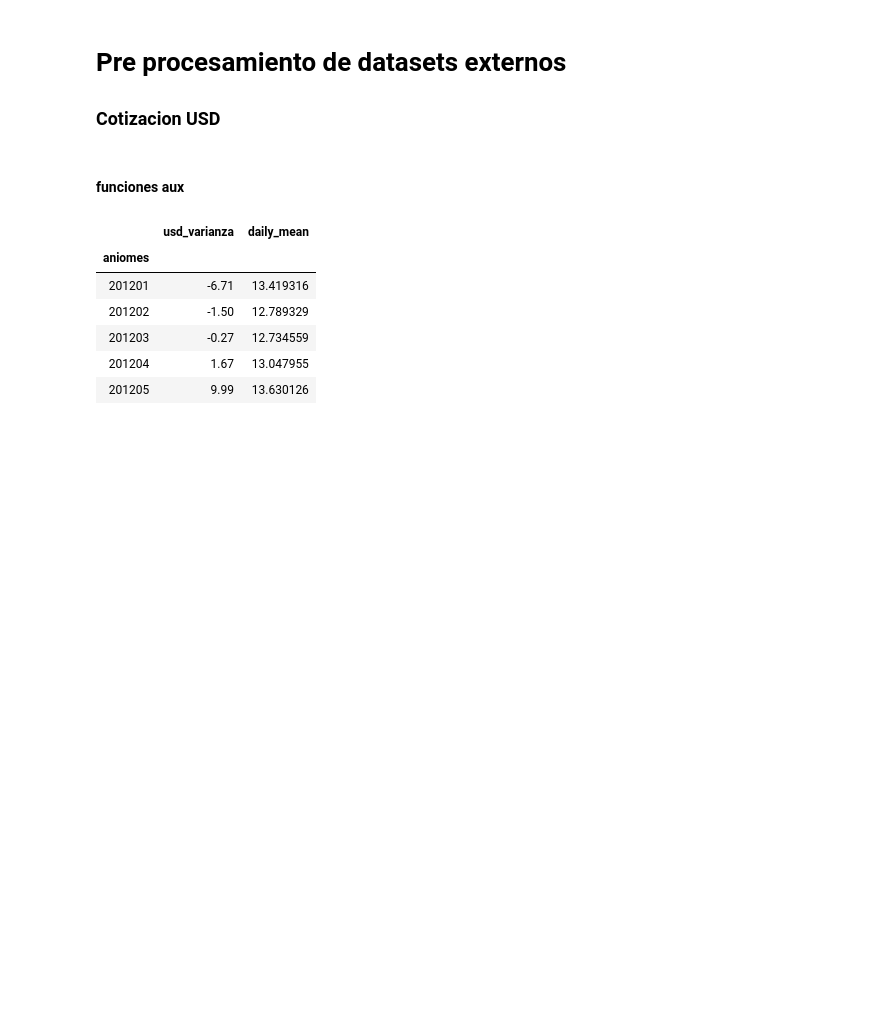
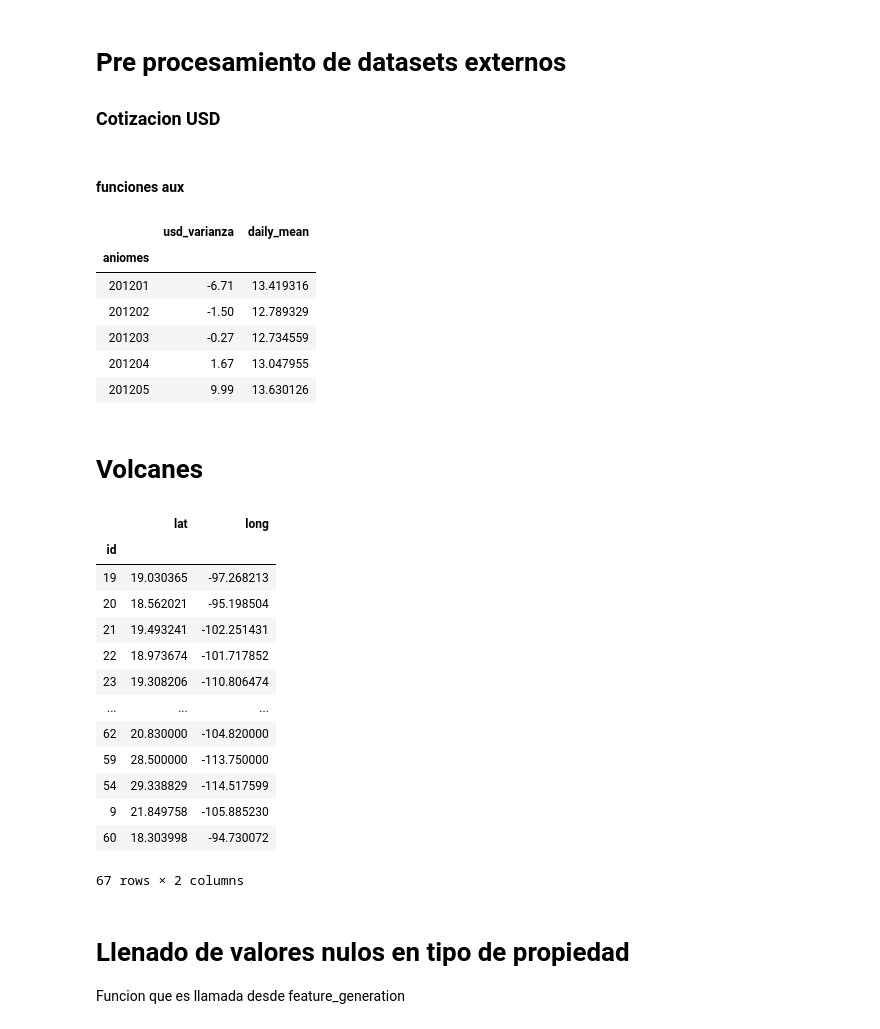
Before and after one commit to nicomatex/datos_tp2_2c2019, a Jupyter notebook: pre_processing.ipynb, the cells around one changed output. Drawn from its saved outputs; the diff is of its cells as text; code cells hidden in the pictures; blank space fills up the shorter version.

Commit message:
cambios en feature generation

```diff
--- a/pre_processing.ipynb
+++ b/pre_processing.ipynb
@@ -121,3 +119,30 @@ usd.head()
 | 201205 | 9.99 | 13.630126 |
 # %%
 usd.to_csv('data/usd_mxn_featured.csv')
+# %% [markdown]
+# Volcanes
+# %%
+df = pd.read_csv('external_datasets/volcanes.csv')
+# %%
+df = df[['properties/OBJECTID', 'properties/LAT', 'properties/LONG_']]
+# %%
+df.columns = ['id', 'lat', 'long']
+# %%
+df.set_index('id', inplace=True)
+# %%
+df
+# %% [output]
+|  | lat | long |
+| id |  |  |
+| 19 | 19.030365 | -97.268213 |
+| 20 | 18.562021 | -95.198504 |
+| 21 | 19.493241 | -102.251431 |
+| 22 | 18.973674 | -101.717852 |
+| 23 | 19.308206 | -110.806474 |
+| ... | ... | ... |
+| 62 | 20.830000 | -104.820000 |
+| 59 | 28.500000 | -113.750000 |
+| 54 | 29.338829 | -114.517599 |
+| 9 | 21.849758 | -105.885230 |
+| 60 | 18.303998 | -94.730072 |
+67 rows × 2 columns
@@ -123,0 +151,3 @@ usd.to_csv('data/usd_mxn_featured.csv')
+# %% [markdown]
+# Llenado de valores nulos en tipo de propiedad
+Funcion que es llamada desde feature_generation
```
Also changed, not shown: parts of 7 cells of this notebook, 9 other files.
